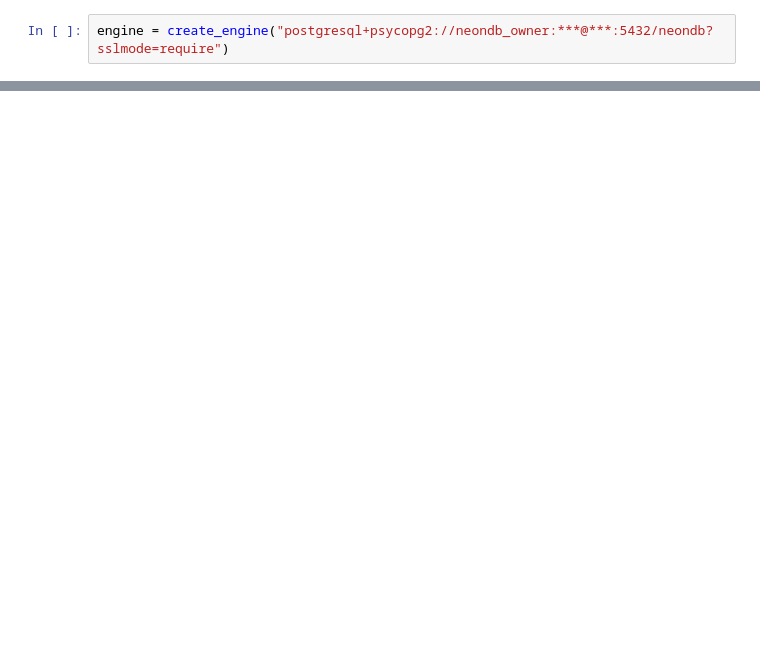
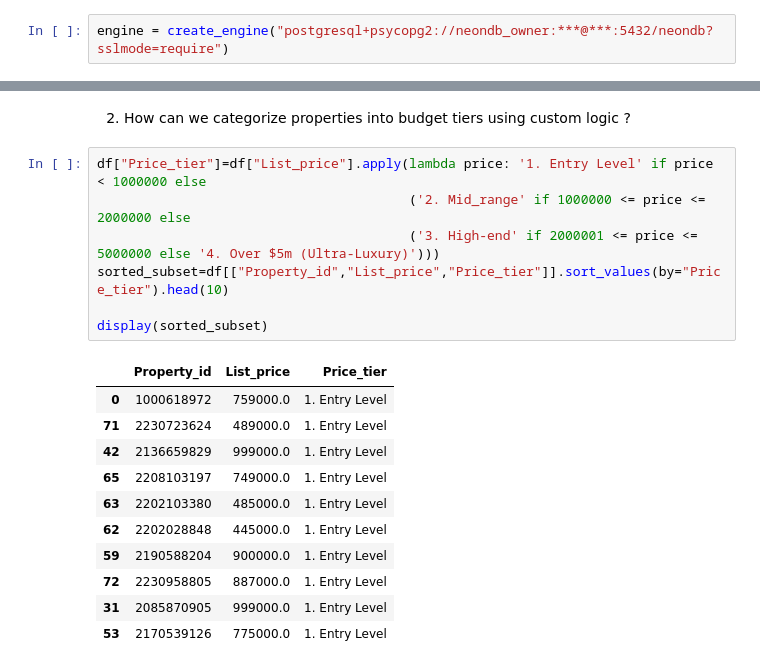
Before and after one commit to k-Kripa/project, a Jupyter notebook: Scripts/analysis.ipynb, the cells around one changed output, grey strips where cells are left out. Cells and saved outputs as stored; diff of their text form; blank space fills up the shorter version.

```diff
--- a/Scripts/analysis.ipynb
+++ b/Scripts/analysis.ipynb
@@ -67,0 +114,21 @@ Succes ! shape: (105, 13)
+# %% [markdown]
+2. How can we categorize properties into budget tiers using custom logic ?
+# %%
+df["Price_tier"]=df["List_price"].apply(lambda price: '1. Entry Level' if price < 1000000 else
+                                        ('2. Mid_range' if 1000000 <= price <= 2000000 else
+                                        ('3. High-end' if 2000001 <= price <= 5000000 else '4. Over $5m (Ultra-Luxury)')))
+sorted_subset=df[["Property_id","List_price","Price_tier"]].sort_values(by="Price_tier").head(10)
+
+display(sorted_subset)
+# %% [output]
+|  | Property_id | List_price | Price_tier |
+| 0 | 1000618972 | 759000.0 | 1. Entry Level |
+| 71 | 2230723624 | 489000.0 | 1. Entry Level |
+| 42 | 2136659829 | 999000.0 | 1. Entry Level |
+| 65 | 2208103197 | 749000.0 | 1. Entry Level |
+| 63 | 2202103380 | 485000.0 | 1. Entry Level |
+| 62 | 2202028848 | 445000.0 | 1. Entry Level |
+| 59 | 2190588204 | 900000.0 | 1. Entry Level |
+| 72 | 2230958805 | 887000.0 | 1. Entry Level |
+| 31 | 2085870905 | 999000.0 | 1. Entry Level |
+| 53 | 2170539126 | 775000.0 | 1. Entry Level |
```
Also changed, not shown: parts of 12 cells of this notebook, 10 other files.
